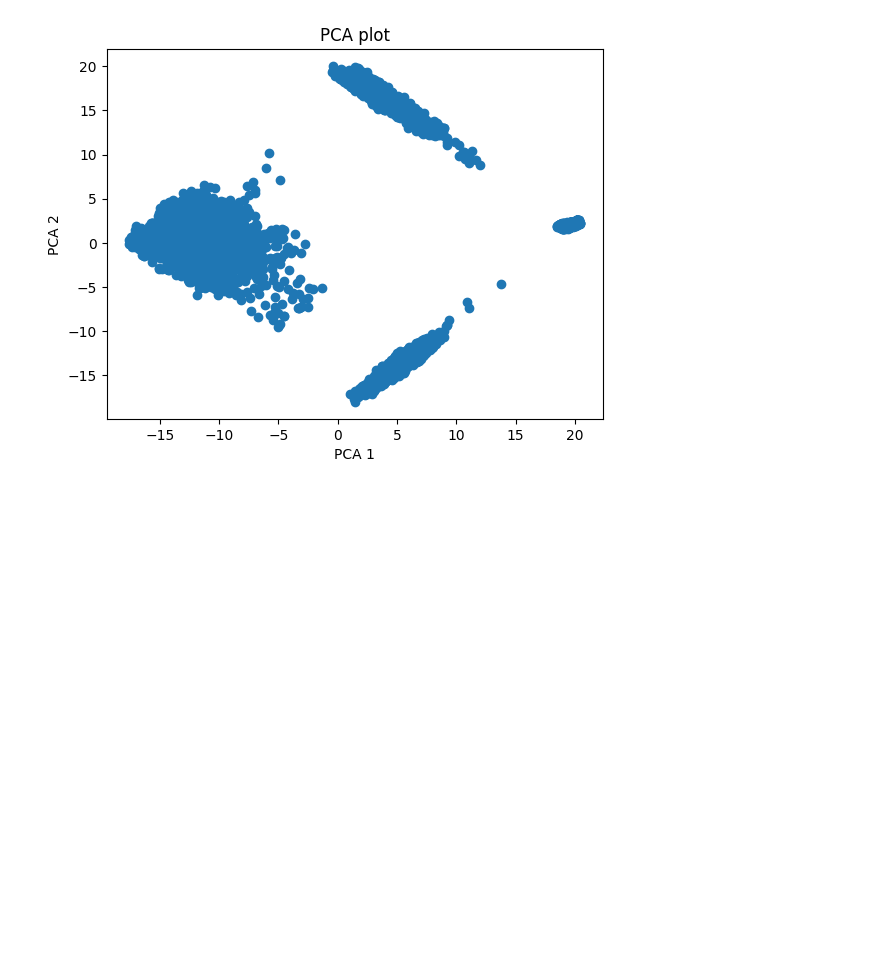
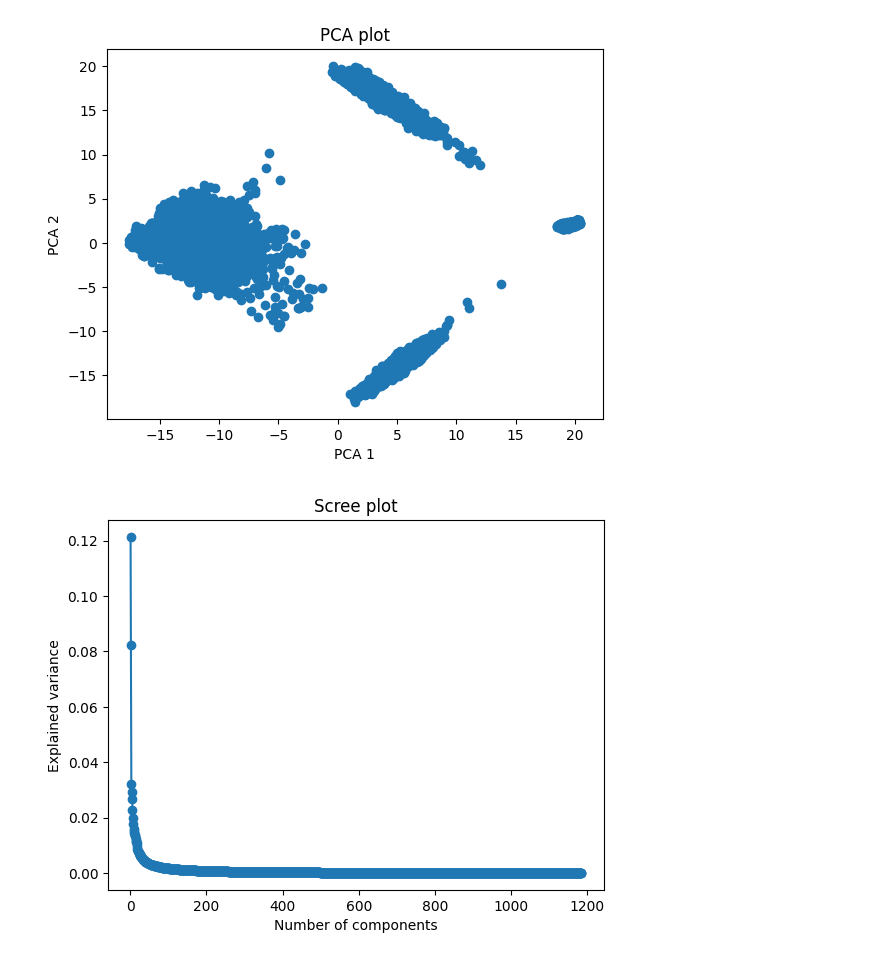
Before and after one commit to MaGiiK02/AirBnB_score_prediction, a Jupyter notebook: step2_process_columns.ipynb, the cells around one changed output. Saved outputs shown, nothing was run; the diff lists cells and outputs as text; code cells hidden in the pictures; blank space fills up the shorter version.

```diff
--- a/step2_process_columns.ipynb
+++ b/step2_process_columns.ipynb
@@ -1035,3 +1035,24 @@ plt.title('PCA plot')
 plt.show()
 # %% [output]
 [figure]
+# %%
+import numpy as np
+import pandas as pd
+from sklearn.decomposition import PCA
+import matplotlib.pyplot as plt
+
+
+# Initialize PCA model
+pca = PCA()
+
+# Fit data
+pca.fit(scaled_processedColumns)
+
+# Scree plot
+plt.plot(range(1, len(pca.explained_variance_ratio_) + 1), pca.explained_variance_ratio_, 'o-')
+plt.xlabel('Number of components')
+plt.ylabel('Explained variance')
+plt.title('Scree plot')
+plt.show()
+# %% [output]
+[figure, added]
```
Also changed, not shown: parts of 2 cells of this notebook.
